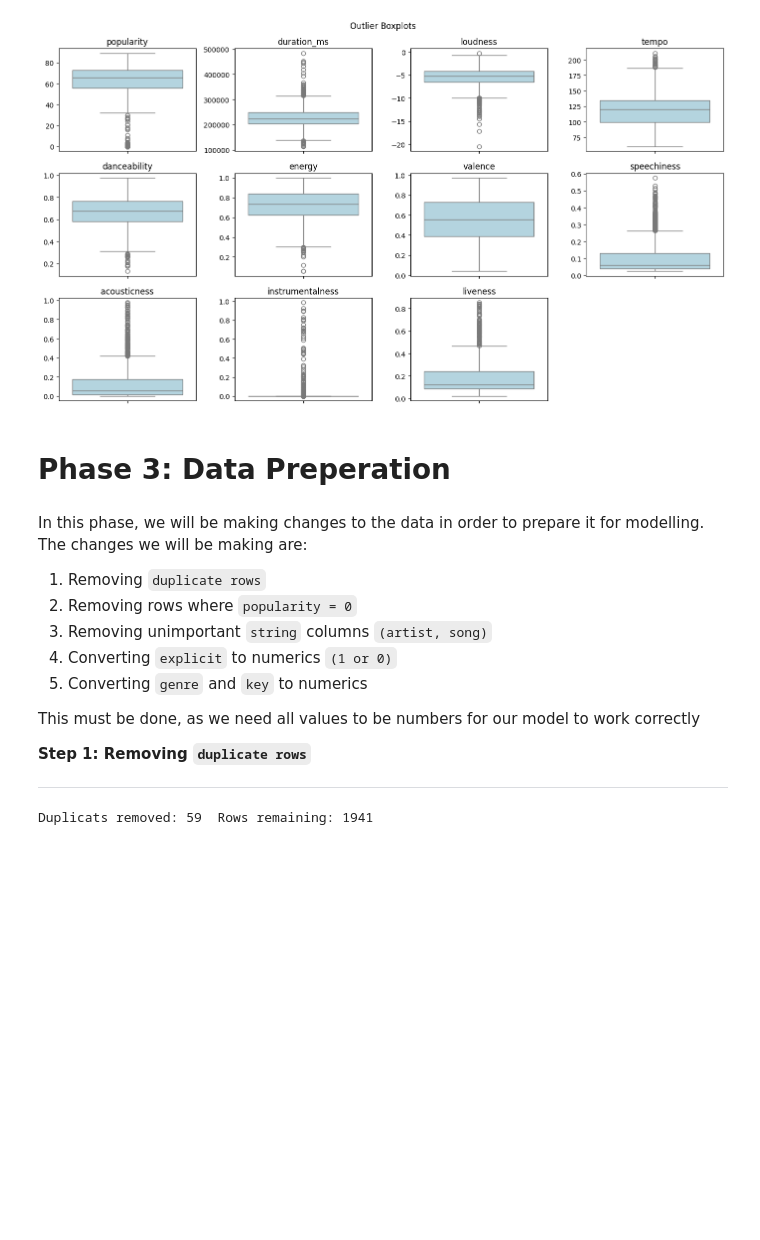
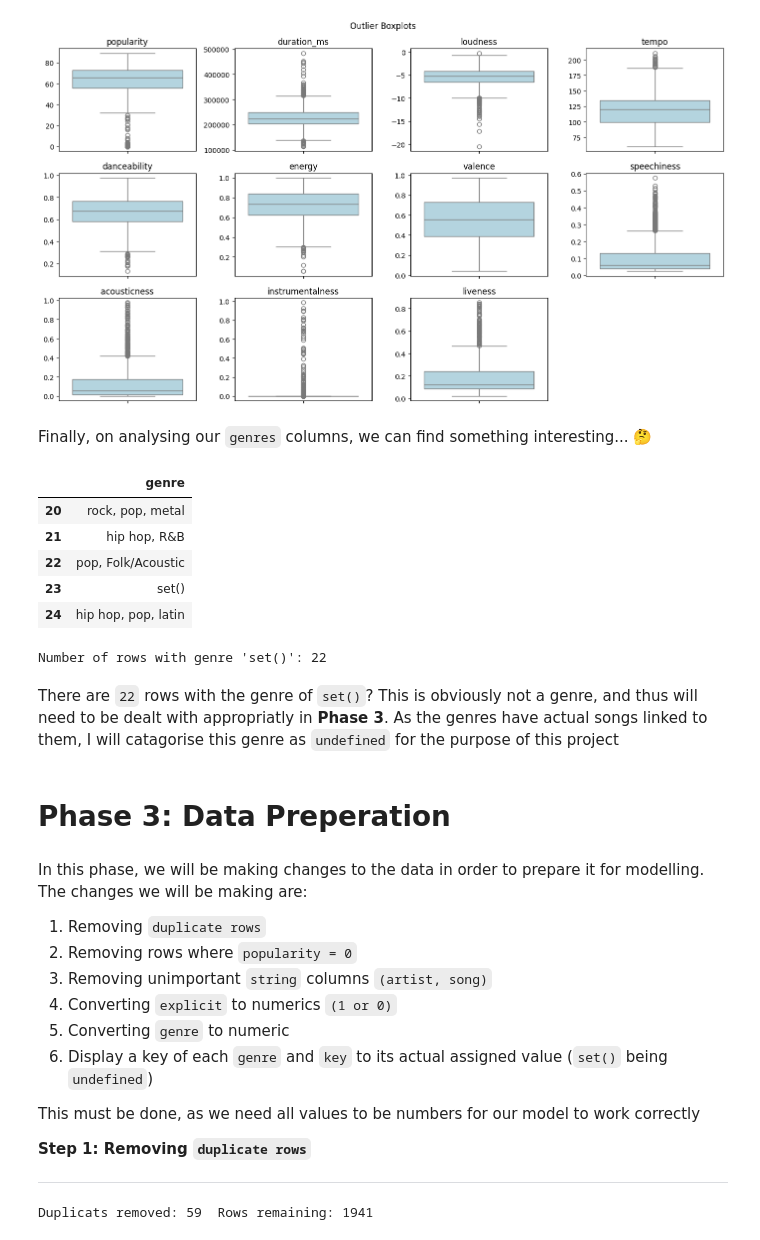
Before and after one commit to Hoover328/Data-Analytics-CA2-Music-Project, a Jupyter notebook: Notebook Files/MusicProject.ipynb, the cells around one changed output. Drawn from its saved outputs; the diff is of its cells as text; code cells hidden in the pictures; blank space fills up the shorter version.

```diff
--- a/Notebook Files/MusicProject.ipynb
+++ b/Notebook Files/MusicProject.ipynb
@@ -374,6 +375,24 @@ plt.tight_layout()
 plt.show()
 # %% [output]
 [figure]
+# %% [markdown]
+Finally, on analysing our `genres` columns, we can find something interesting... 🤔
+# %%
+uniqueGenres = pd.DataFrame(musicData['genre'].unique(), columns=['genre'])
+display(uniqueGenres.iloc[20:25])
+
+setCount = (musicData['genre'] == 'set()').sum()
+print("Number of rows with genre 'set()':", setCount)
+# %% [output]
+|  | genre |
+| 20 | rock, pop, metal |
+| 21 | hip hop, R&B |
+| 22 | pop, Folk/Acoustic |
+| 23 | set() |
+| 24 | hip hop, pop, latin |
+Number of rows with genre 'set()': 22
+# %% [markdown]
+There are `22` rows with the genre of `set()`? This is obviously not a genre, and thus will need to be dealt with appropriatly in **Phase 3**. As the genres have actual songs linked to them, I will catagorise this genre as `undefined` for the purpose of this project
 # %% [markdown]
 # Phase 3: Data Preperation
 # %% [markdown]
@@ -384,7 +403,10 @@ The changes we will be making are:
 2. Removing rows where `popularity = 0`
 3. Removing unimportant `string` columns `(artist, song)`
 4. Converting `explicit` to numerics `(1 or 0)`
-5. Converting `genre` and `key` to numerics
+5. Converting `genre` to numeric
+6. Display a key of each `genre` and `key` to its actual assigned value (`set()` being `undefined`)
+
+
 
 This must be done, as we need all values to be numbers for our model to work correctly
 
```
Also changed, not shown: parts of 20 cells of this notebook.
